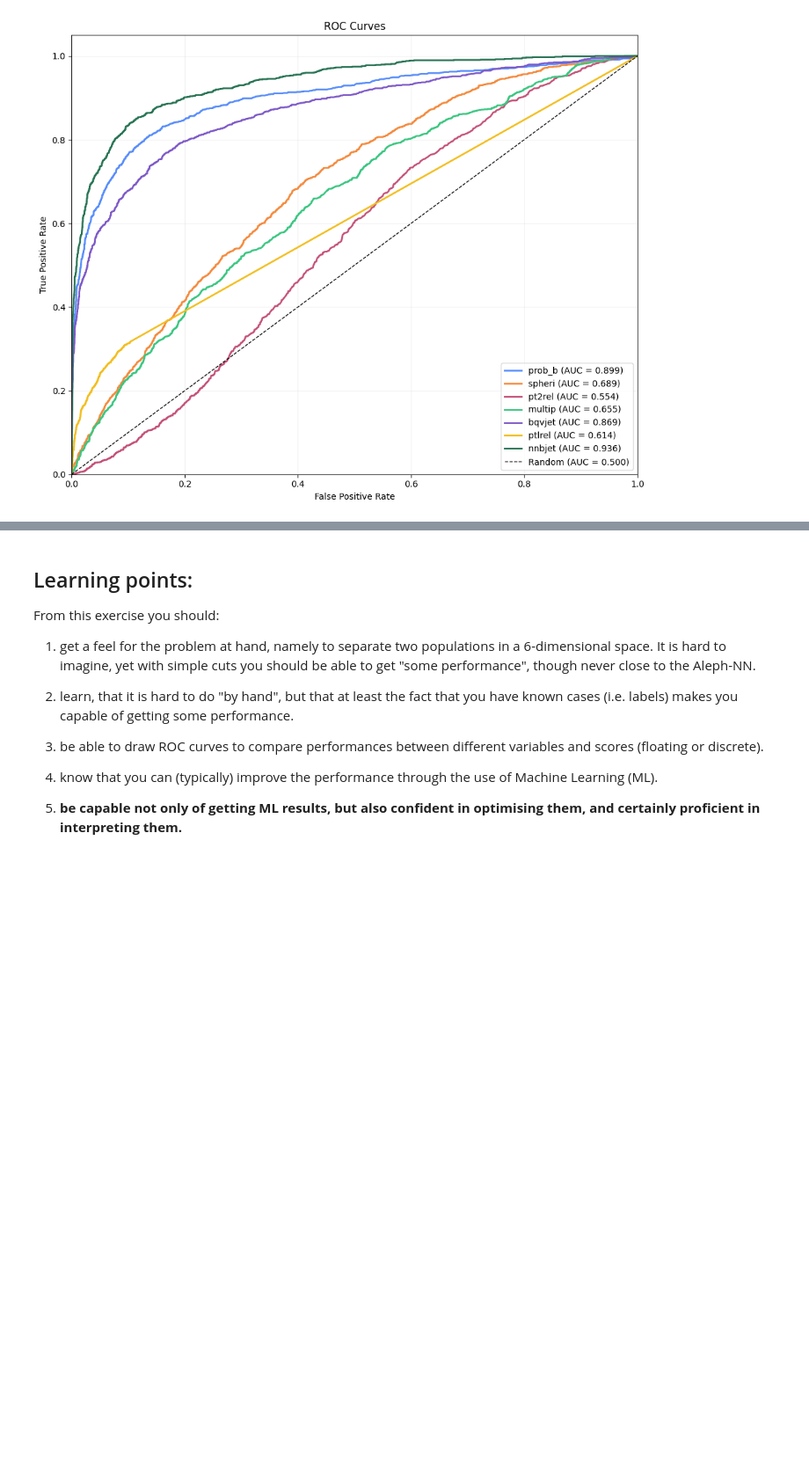
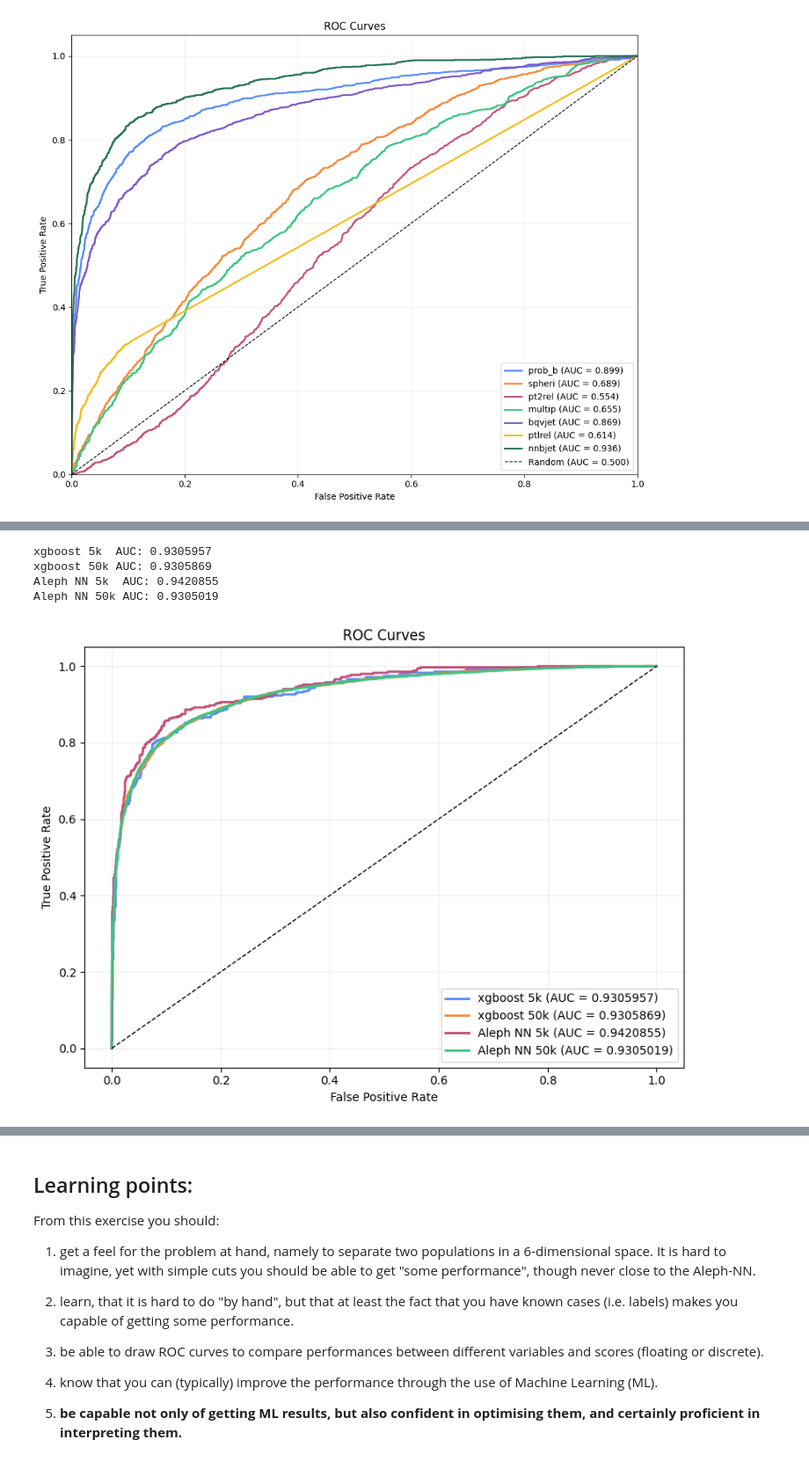
Before and after one commit to stupidodie/AppliedML2026, a Jupyter notebook: Week1/BjetSelection_original.ipynb, the cells around one changed output, grey strips where cells are left out. Shown at 88% size. Cells and saved outputs as stored; diff of their text form; code cells hidden in the pictures; blank space fills up the shorter version.

```diff
--- a/Week1/BjetSelection_original.ipynb
+++ b/Week1/BjetSelection_original.ipynb
@@ -286 +259,62 @@ Aleph NN Test AUC: 0.9421
+# %%
+from sklearn.model_selection import train_test_split
+from sklearn.metrics import roc_auc_score, roc_curve
+import xgboost as xgb
+X = data[['prob_b', 'spheri', 'pt2rel', 'multip', 'bqvjet', 'ptlrel']].values
+y = data['isb'].values
+X_train, X_test, y_train, y_test = train_test_split(X, y, test_size=0.3, random_state=42)
+test_idx = train_test_split(range(len(data)), test_size=0.3, random_state=42)[1]
+# Train on 5k data
+xgb_clf = xgb.XGBClassifier(objective='binary:logistic', learning_rate=0.01,
+                       max_depth=10, eval_metric='logloss', n_estimators=300, seed=42)
+xgb_clf.fit(X_train, y_train)
+y_proba = xgb_clf.predict_proba(X_test)[:, 1]
+auc_5k = roc_auc_score(y_test, y_proba)
+# Aleph NN on 5k data
+y_nn = data['nnbjet'].iloc[test_idx].values
+auc_nn = roc_auc_score(y_test, y_nn)
+# Load 50k data
+data_50k = pd.DataFrame(np.genfromtxt('AlephBtag_MC_train_Nev50000.csv', names=True))
+X_50k = data_50k[['prob_b', 'spheri', 'pt2rel', 'multip', 'bqvjet', 'ptlrel']].values
+y_50k = data_50k['isb'].values
+X_train_50k, X_test_50k, y_train_50k, y_test_50k = train_test_split(X_50k, y_50k, test_size=0.3, random_state=42)
+test_idx_50k = train_test_split(range(len(data_50k)), test_size=0.3, random_state=42)[1]
+# Train on 50k data
+xgb_clf_50k = xgb.XGBClassifier(objective='binary:logistic', learning_rate=0.01,
+                            max_depth=10, eval_metric='logloss', n_estimators=300, seed=42)
+xgb_clf_50k.fit(X_train_50k, y_train_50k)
+y_proba_50k = xgb_clf_50k.predict_proba(X_test_50k)[:, 1]
+auc_50k = roc_auc_score(y_test_50k, y_proba_50k)
+# Aleph NN on 50k data
+y_nn_50k = data_50k['nnbjet'].iloc[test_idx_50k].values
+auc_nn_50k = roc_auc_score(y_test_50k, y_nn_50k)
+print(f"xgboost 5k  AUC: {auc_5k:.7f}")
+print(f"xgboost 50k AUC: {auc_50k:.7f}")
+print(f"Aleph NN 5k  AUC: {auc_nn:.7f}")
+print(f"Aleph NN 50k AUC: {auc_nn_50k:.7f}")
+# Plot ROC curves
+fig, ax = plt.subplots(figsize=(8, 6))
+fpr, tpr, _ = roc_curve(y_test, y_proba)
+ax.plot(fpr, tpr, lw=2, label=f'xgboost 5k (AUC = {auc_5k:.7f})')
+fpr_50k, tpr_50k, _ = roc_curve(y_test_50k, y_proba_50k)
+ax.plot(fpr_50k, tpr_50k, lw=2, label=f'xgboost 50k (AUC = {auc_50k:.7f})')
+fpr_nn, tpr_nn, _ = roc_curve(y_test, y_nn)
+ax.plot(fpr_nn, tpr_nn, lw=2, label=f'Aleph NN 5k (AUC = {auc_nn:.7f})')
+fpr_nn_50k, tpr_nn_50k, _ = roc_curve(y_test_50k, y_nn_50k)
+ax.plot(fpr_nn_50k, tpr_nn_50k, lw=2, label=f'Aleph NN 50k (AUC = {auc_nn_50k:.7f})')
+ax.plot([0, 1], [0, 1], 'k--', lw=1)
+ax.set_xlabel('False Positive Rate')
+ax.set_ylabel('True Positive Rate')
+ax.set_title('ROC Curves')
+ax.legend()
+ax.grid(True, alpha=0.3)
+fig.tight_layout()
+plt.savefig('roc_comparison.png')
+plt.show()
+# %% [output]
+xgboost 5k  AUC: 0.9305957
+xgboost 50k AUC: 0.9305869
+Aleph NN 5k  AUC: 0.9420855
+Aleph NN 50k AUC: 0.9305019
+[figure, added]
 # %%
```
Also changed, not shown: parts of 6 cells of this notebook.
